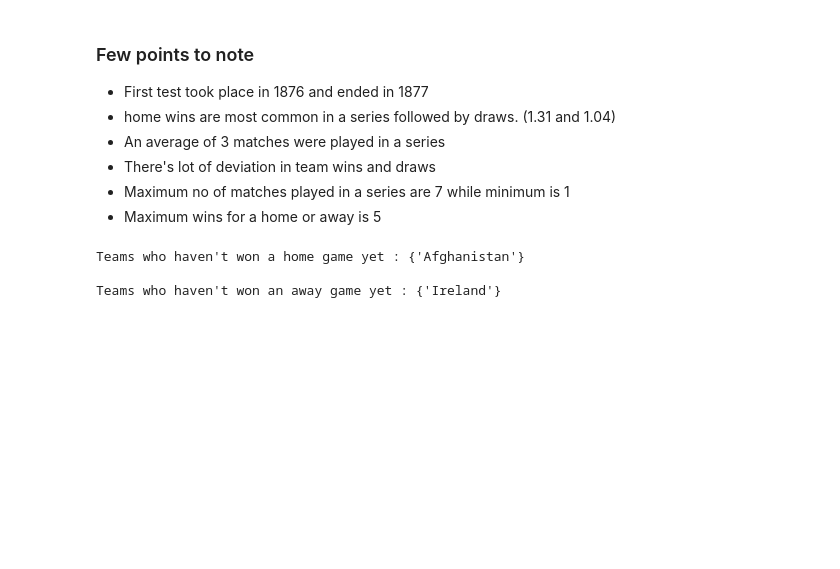
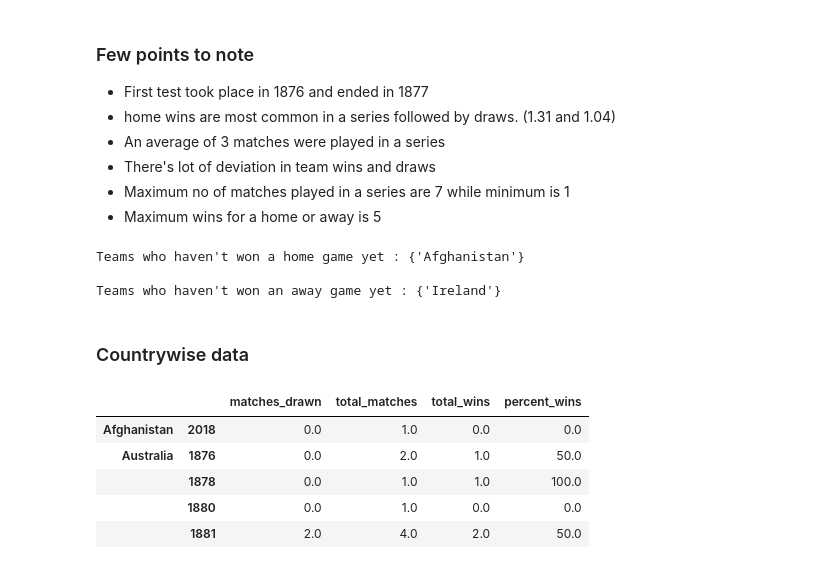
Before and after one commit to si-sa/Cricket-test-series-data, a Jupyter notebook: Cricket all test series web scraped data - Analysis and Exploration.ipynb, the cells around one changed output. Saved outputs shown, nothing was run; the diff lists cells and outputs as text; code cells hidden in the pictures; blank space fills up the shorter version.

```diff
--- a/Cricket all test series web scraped data - Analysis and Exploration.ipynb
+++ b/Cricket all test series web scraped data - Analysis and Exploration.ipynb
@@ -480,3 +480,5 @@ print("Teams who haven't won an away game yet : {}\n".format(set(test_playing_na
 Teams who haven't won a home game yet : {'Afghanistan'}
 
 Teams who haven't won an away game yet : {'Ireland'}
+# %% [markdown]
+### Countrywise data
@@ -482,0 +506,15 @@ Teams who haven't won an away game yet : {'Ireland'}
+# %%
+df3 = pd.concat([series_home, series_away], axis=1).sort_index()
+df3 = df3.fillna(0)
+df3 = df3.groupby(level=0, axis=1).apply(lambda x: x.apply(sum, axis=1))
+df3['total_wins'] = df3['away_wins'] + df3['home_wins']
+df3['percent_wins'] = (df3['total_wins']/df3['total_matches'])*100
+df3 = df3.drop(columns=['away_wins', 'home_wins'])
+df3.head()
+# %% [output]
+|  |  | matches_drawn | total_matches | total_wins | percent_wins |
+| Afghanistan | 2018 | 0.0 | 1.0 | 0.0 | 0.0 |
+| Australia | 1876 | 0.0 | 2.0 | 1.0 | 50.0 |
+|  | 1878 | 0.0 | 1.0 | 1.0 | 100.0 |
+|  | 1880 | 0.0 | 1.0 | 0.0 | 0.0 |
+|  | 1881 | 2.0 | 4.0 | 2.0 | 50.0 |
```
Also changed, not shown: parts of 11 cells of this notebook.
